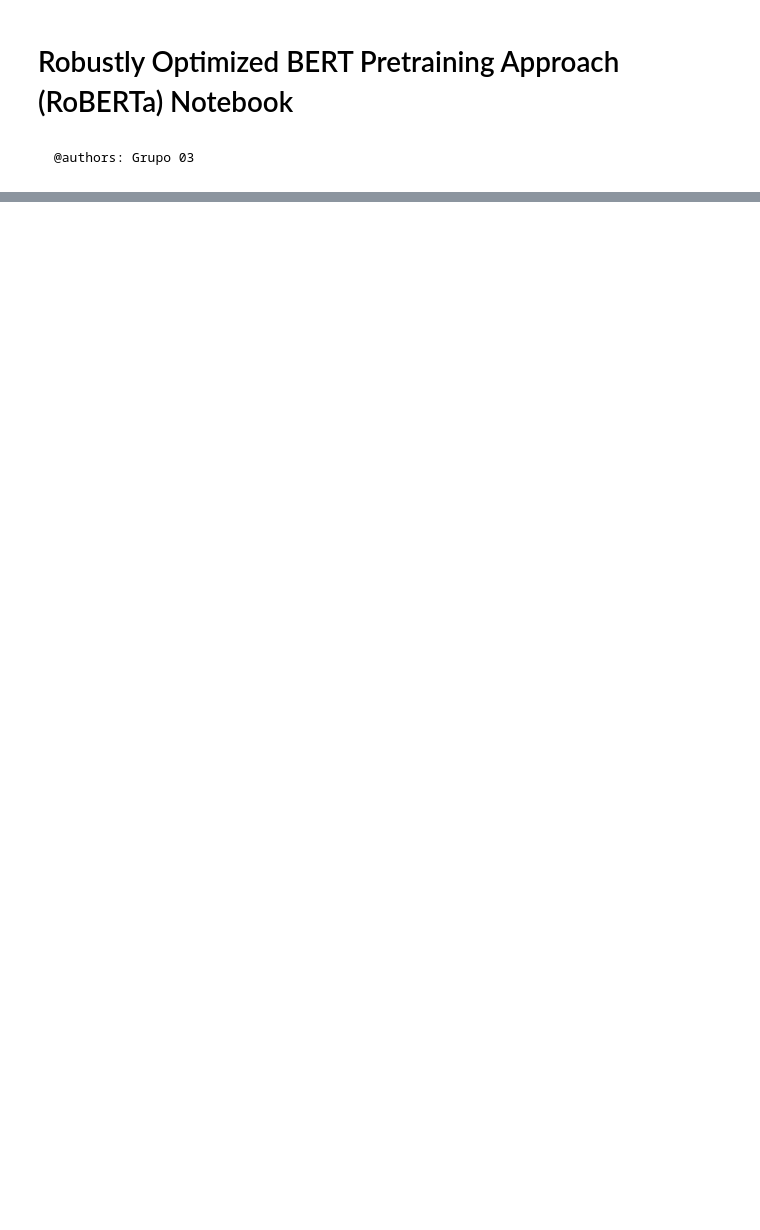
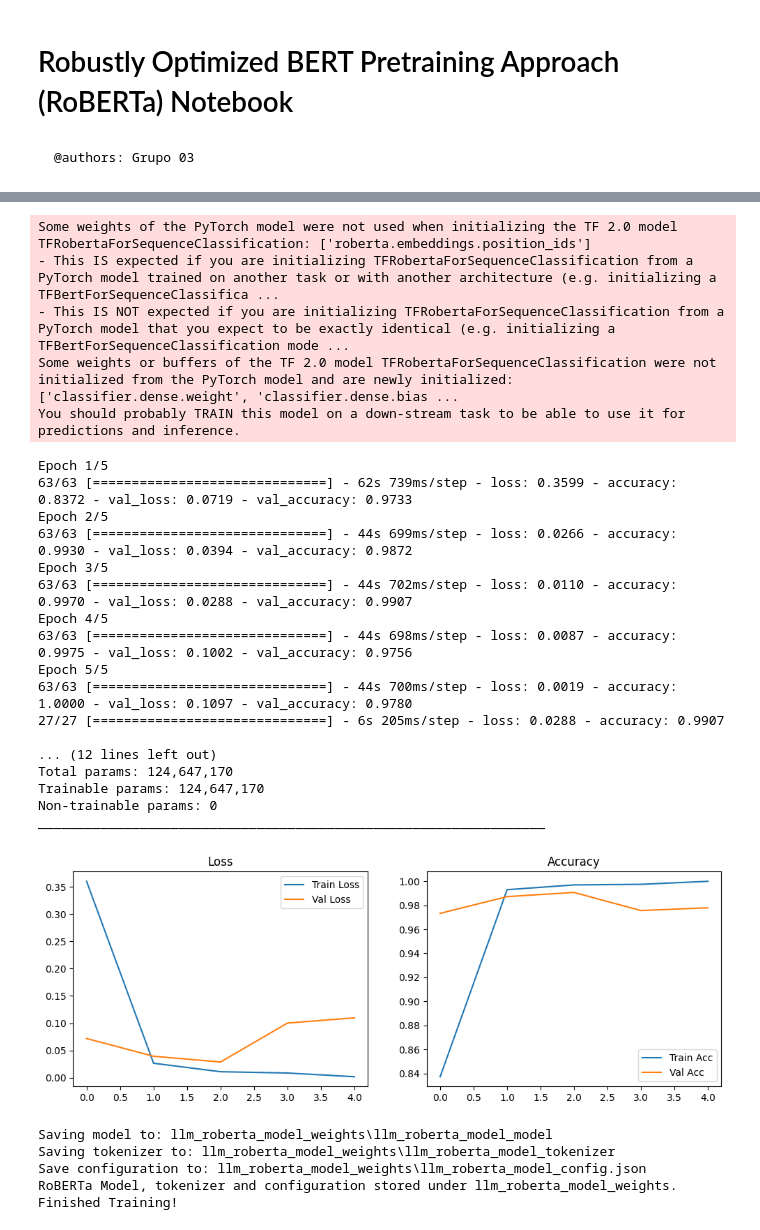
Before and after one commit to eduardoliv/AP-TPG-M1, a Jupyter notebook: Tarefas/tarefa_3/llm_roberta_model.ipynb, the cells around one changed output, grey strips where cells are left out. Drawn from its saved outputs; the diff is of its cells as text; code cells hidden in the pictures; blank space fills up the shorter version.

Commit message:
Improve RoBERTa Model and add Sumission 3

```diff
--- a/Tarefas/tarefa_3/llm_roberta_model.ipynb
+++ b/Tarefas/tarefa_3/llm_roberta_model.ipynb
@@ -45,14 +45,14 @@ separator_char = "\t"
 # Parameters cell
 if mode == ModelRunMode.TRAIN.value:
     # TRAIN mode: Set parameters for training
-    input_csv = "../tarefa_1/clean_input_datasets/gpt_vs_human_data_set_inputs.csv"     # CSV file with training inputs (ID, Text)
-    output_csv = "../tarefa_1/clean_output_datasets/gpt_vs_human_data_set_outputs.csv"  # CSV file with training outputs (ID, Label)
-    test_size = 0.3                                                                     # Proportion of the dataset to use as test data
-    random_state=42                                                                     # Seed for reproducible dataset splitting
+    input_csv = "../tarefa_1/test_input_dataset/merged_inputs.csv"                                  # CSV file with training inputs (ID, Text)
+    output_csv = "../tarefa_1/test_output_dataset/merged_outputs.csv"                               # CSV file with training outputs (ID, Label)
+    test_size = 0.3                                                                                 # Proportion of the dataset to use as test data
+    random_state=42                                                                                 # Seed for reproducible dataset splitting
 elif mode == ModelRunMode.CLASSIFY.value:
     # CLASSIFY mode: Set parameters for classification
-    input_csv = "../tarefa_3/classify_input_datasets/dataset3_inputs.csv"                       # CSV file with texts for prediction (ID, Text)
-    output_csv = "../tarefa_3/classify_output_datasets/dataset3_outputs_llm_roberta_model.csv"  # CSV file to store prediction result
+    input_csv = "../tarefa_3/classify_input_datasets/submission3_inputs.csv"                        # CSV file with texts for prediction (ID, Text)
+    output_csv = "../tarefa_3/classify_output_datasets/submission3_outputs_llm_roberta_model.csv"   # CSV file to store prediction result
 else:
     print("The selected option is not valid. Options: \"train\" or \"classify\"!")
     SystemExit()
@@ -74,11 +74,11 @@ def merge_data_by_id(input_csv, output_csv, sep="\t"):
 # Method for text cleaning
 def text_cleaning(text):
         # Download required NLTK resources
-        nltk.download('stopwords', quiet=True)
-        nltk.download('punkt_tab', quiet=True)
-        nltk.download('wordnet', quiet=True)
+        #nltk.download('stopwords', quiet=True)
+        #nltk.download('punkt_tab', quiet=True)
+        #nltk.download('wordnet', quiet=True)
         # Convert text to lowercase
-        text = text.lower()
+        #text = text.lower()
         # Remove URLs
         text = re.sub(r'http[s]?://\S+', "", text)
         # Remove HTML tags
@@ -88,24 +88,24 @@ def text_cleaning(text):
         # Remove email addresses
         text = re.sub(r'\S+@\S+', "", text)
         # Remove punctuation
-        text = re.sub(r"[^\w\s]", "", text)
+        #text = re.sub(r"[^\w\s]", "", text)
         # Remove digits
-        text = re.sub(r"\d+", "", text)
+        #text = re.sub(r"\d+", "", text)
         # Replace newlines and extra whitespace with a single space
         text = re.sub(r"\s+", " ", text).replace('\n', " ")
         # Trim leading and trailing whitespace
-        text = text.strip()
+        return text.strip()
         # Tokenize text and remove stopwords using NLTK's English stopwords list
-        stop_words = set(stopwords.words('english'))
+        #stop_words = set(stopwords.words('english'))
         # Tokenize text
-        tokens = word_tokenize(text)
+        #tokens = word_tokenize(text)
         # Remove stopwords
-        filtered_tokens = [tok for tok in tokens if tok not in stop_words]
+        #filtered_tokens = [tok for tok in tokens if tok not in stop_words]
         # Lemmatize tokens
-        lemmatizer = WordNetLemmatizer()
-        lemmatized_tokens = [lemmatizer.lemmatize(tok) for tok in filtered_tokens]
+        #lemmatizer = WordNetLemmatizer()
+        #lemmatized_tokens = [lemmatizer.lemmatize(tok) for tok in filtered_tokens]
         # Return the cleaned text as a string
-        return " ".join(lemmatized_tokens)
+        #return " ".join(lemmatized_tokens)
 
 # Method to convert labels to binary
 def convert_labels_to_binary_and_text(df_merged):
@@ -307,8 +307,9 @@ if mode == ModelRunMode.TRAIN.value:
     print("Tensorflow List of GPUs:", tf.config.list_physical_devices('GPU'))
 
     # Train model
-    train_roberta(input_csv=input_csv, output_csv=output_csv, model_ckpt="roberta-base", output_dir=file_path, model_prefix=model_prefix, num_train_epochs=5, batch_size=16, test_size=test_size, learning_rate=1e-5, random_state=random_state)
+    train_roberta(input_csv=input_csv, output_csv=output_csv, model_ckpt="roberta-base", output_dir=file_path, model_prefix=model_prefix, num_train_epochs=5, batch_size=32, test_size=test_size, learning_rate=1e-5, random_state=random_state)
 
 if mode == ModelRunMode.CLASSIFY.value:
     # Classification
     classify_roberta(input_csv=input_csv, output_csv=output_csv, output_dir=file_path, separator_char=separator_char)
+# %% [output]
@@ -314,0 +327,27 @@ if mode == ModelRunMode.CLASSIFY.value:
+Some weights of the PyTorch model were not used when initializing the TF 2.0 model TFRobertaForSequenceClassification: ['roberta.embeddings.position_ids']
+- This IS expected if you are initializing TFRobertaForSequenceClassification from a PyTorch model trained on another task or with another architecture (e.g. initializing a TFBertForSequenceClassifica ...
+- This IS NOT expected if you are initializing TFRobertaForSequenceClassification from a PyTorch model that you expect to be exactly identical (e.g. initializing a TFBertForSequenceClassification mode ...
+Some weights or buffers of the TF 2.0 model TFRobertaForSequenceClassification were not initialized from the PyTorch model and are newly initialized: ['classifier.dense.weight', 'classifier.dense.bias ...
+You should probably TRAIN this model on a down-stream task to be able to use it for predictions and inference.
+Epoch 1/5
+63/63 [==============================] - 62s 739ms/step - loss: 0.3599 - accuracy: 0.8372 - val_loss: 0.0719 - val_accuracy: 0.9733
+Epoch 2/5
+63/63 [==============================] - 44s 699ms/step - loss: 0.0266 - accuracy: 0.9930 - val_loss: 0.0394 - val_accuracy: 0.9872
+Epoch 3/5
+63/63 [==============================] - 44s 702ms/step - loss: 0.0110 - accuracy: 0.9970 - val_loss: 0.0288 - val_accuracy: 0.9907
+Epoch 4/5
+63/63 [==============================] - 44s 698ms/step - loss: 0.0087 - accuracy: 0.9975 - val_loss: 0.1002 - val_accuracy: 0.9756
+Epoch 5/5
+63/63 [==============================] - 44s 700ms/step - loss: 0.0019 - accuracy: 1.0000 - val_loss: 0.1097 - val_accuracy: 0.9780
+27/27 [==============================] - 6s 205ms/step - loss: 0.0288 - accuracy: 0.9907
+
+... (12 lines left out)
+Total params: 124,647,170
+Trainable params: 124,647,170
+Non-trainable params: 0
+_________________________________________________________________
+[figure, added]
+Saving model to: llm_roberta_model_weights\llm_roberta_model_model
+Saving tokenizer to: llm_roberta_model_weights\llm_roberta_model_tokenizer
+Save configuration to: llm_roberta_model_weights\llm_roberta_model_config.json
+RoBERTa Model, tokenizer and configuration stored under llm_roberta_model_weights. Finished Training!
```
Also changed, not shown: parts of 1 cell of this notebook, 1 other file.
